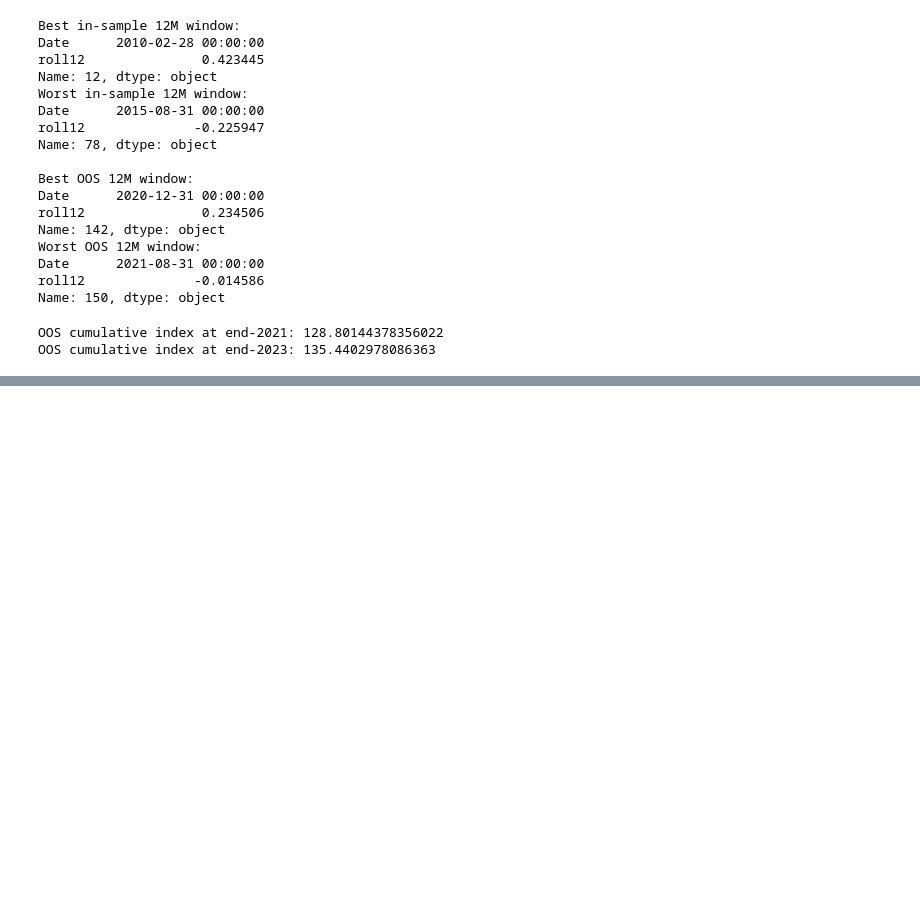
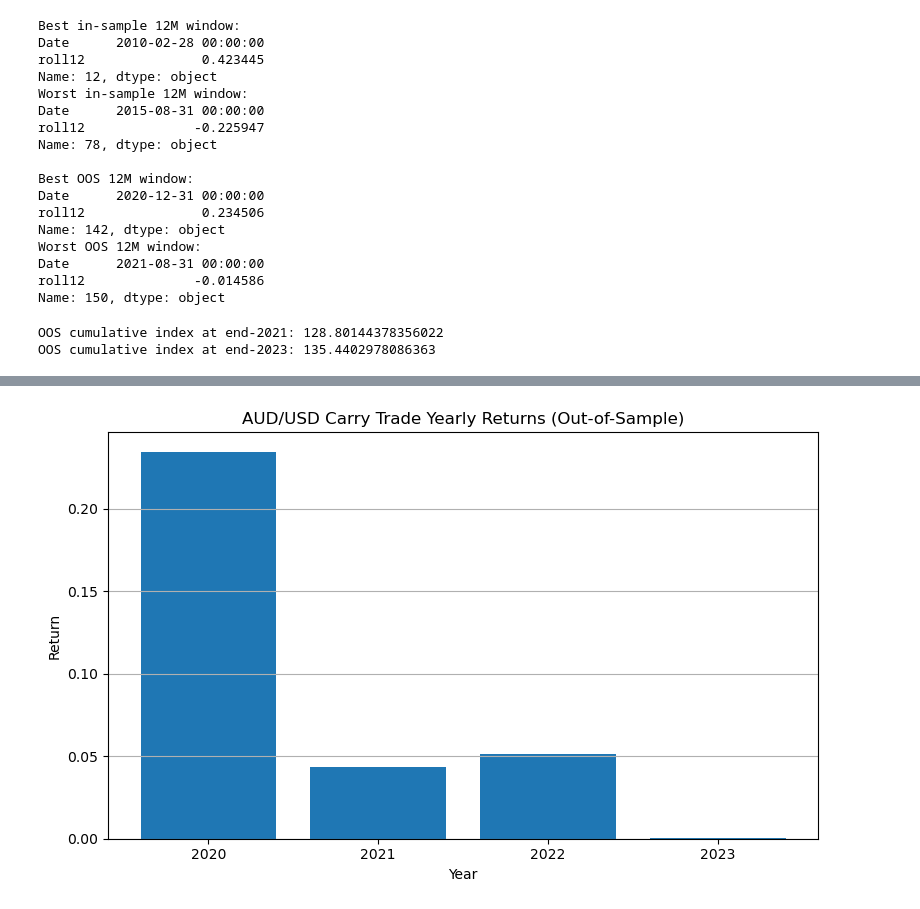
Before and after one commit to marwanferreira/audusd-carry-uip-ppp, a Jupyter notebook: notebooks/03_part3_carry_trade_audusd.ipynb, the cells around one changed output, grey strips where cells are left out. Saved outputs shown, nothing was run; the diff lists cells and outputs as text; code cells hidden in the pictures; blank space fills up the shorter version.

```diff
--- a/notebooks/03_part3_carry_trade_audusd.ipynb
+++ b/notebooks/03_part3_carry_trade_audusd.ipynb
@@ -756,0 +829,12 @@ OOS cumulative index at end-2023: 135.4402978086363
+# %%
+plt.figure(figsize=(8, 5))
+plt.bar(oos_yearly.index.astype(str), oos_yearly.values)
+plt.title("AUD/USD Carry Trade Yearly Returns (Out-of-Sample)")
+plt.xlabel("Year")
+plt.ylabel("Return")
+plt.grid(True, axis="y")
+plt.tight_layout()
+plt.savefig(FIG_DIR / "carry_oos_yearly_returns.png", dpi=300, bbox_inches="tight")
+plt.show()
+# %% [output]
+[figure, added]
```
Also changed, not shown: parts of 9 cells of this notebook, 9 other files.
